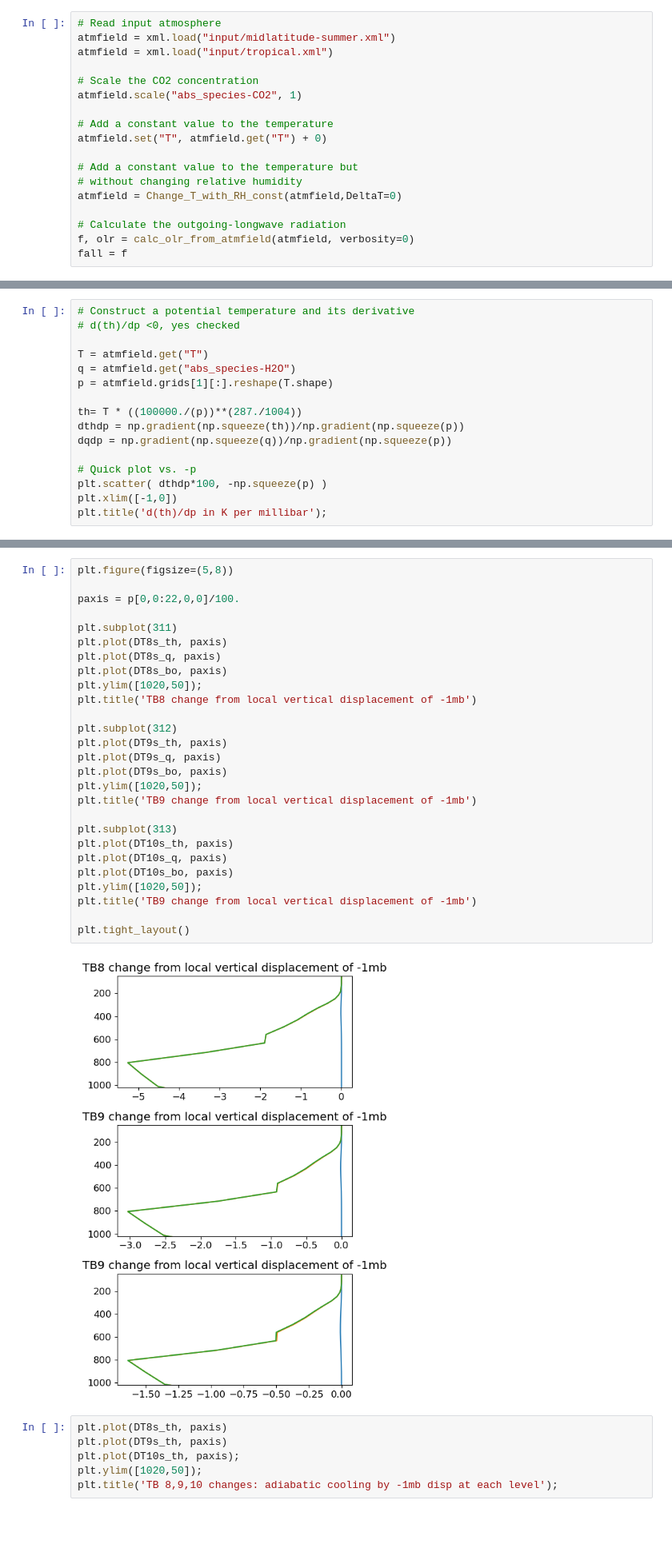
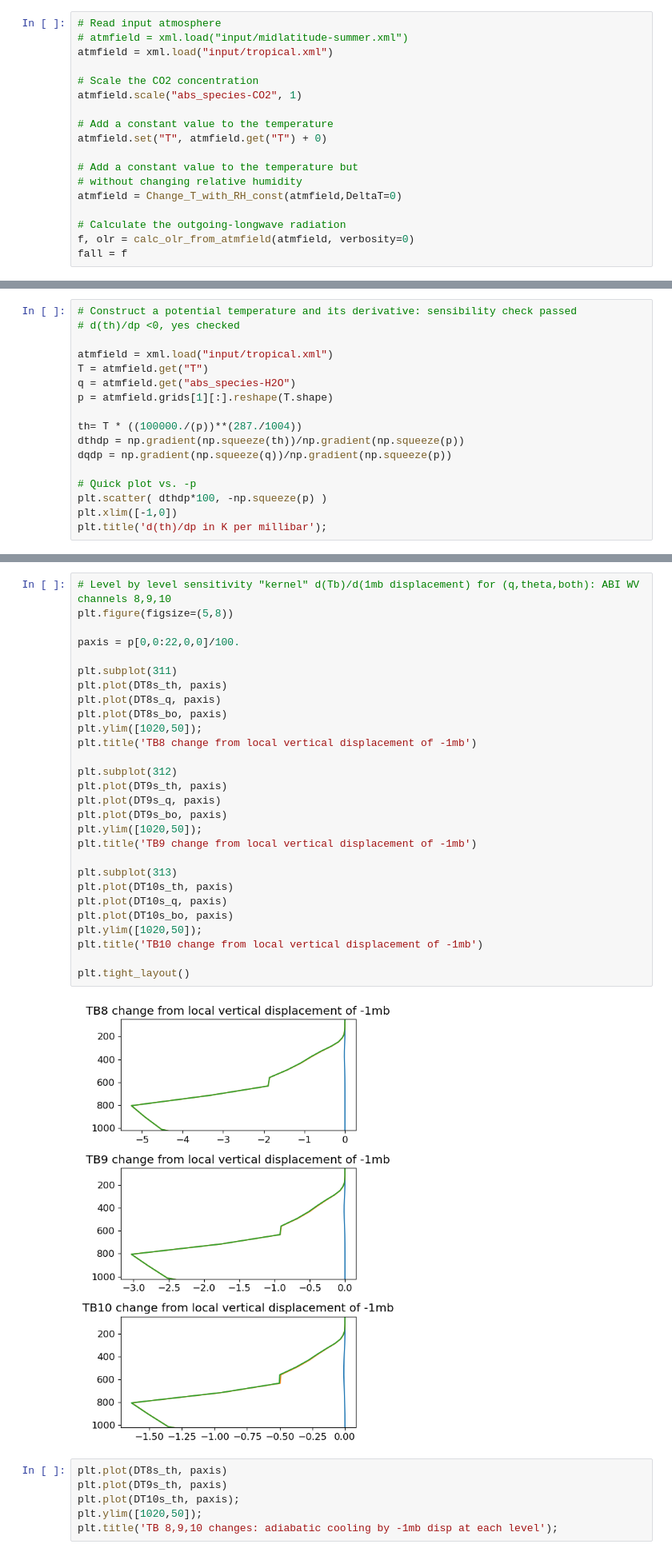
Before and after one commit to ATMOcanes/arts-lectures, a Jupyter notebook: exercises/06-olr/BEMolr.ipynb, the cells around one changed output, grey strips where cells are left out. Shown at 80% size. Saved outputs shown, nothing was run; the diff lists cells and outputs as text; blank space fills up the shorter version.

```diff
--- a/exercises/06-olr/BEMolr.ipynb
+++ b/exercises/06-olr/BEMolr.ipynb
@@ -37,7 +35,7 @@ from olr_module import calc_olr_from_atmfield, Change_T_with_RH_const, cmap2rgba
 os.makedirs("plots", exist_ok=True)
 # %%
 # Read input atmosphere
-atmfield = xml.load("input/midlatitude-summer.xml")
+# atmfield = xml.load("input/midlatitude-summer.xml")
 atmfield = xml.load("input/tropical.xml")
 
 # Scale the CO2 concentration
@@ -153,9 +155,10 @@ That shape is (1, 46, 1, 1)
     atmfield.set("T", T + DeltaT)
     atmfield.set("abs_species-H2O", vmr)
 # %%
-# Construct a potential temperature and its derivative
+# Construct a potential temperature and its derivative: sensibility check passed
 # d(th)/dp <0, yes checked
 
+atmfield = xml.load("input/tropical.xml")
 T = atmfield.get("T")
 q = atmfield.get("abs_species-H2O")
 p = atmfield.grids[1][:].reshape(T.shape)
@@ -269,32 +257,33 @@ plt.title('d(q)/dp in g/kg per 100 millibar');
 # %%
+# Level by level sensitivity "kernel" d(Tb)/d(1mb displacement) for (q,theta,both): ABI WV channels 8,9,10
 plt.figure(figsize=(5,8))
 
 paxis = p[0,0:22,0,0]/100.
 
 plt.subplot(311)
 plt.plot(DT8s_th, paxis)
 plt.plot(DT8s_q, paxis)
 plt.plot(DT8s_bo, paxis)
 plt.ylim([1020,50]);
 plt.title('TB8 change from local vertical displacement of -1mb')
 
 plt.subplot(312)
 plt.plot(DT9s_th, paxis)
 plt.plot(DT9s_q, paxis)
 plt.plot(DT9s_bo, paxis)
 plt.ylim([1020,50]);
 plt.title('TB9 change from local vertical displacement of -1mb')
 
 plt.subplot(313)
 plt.plot(DT10s_th, paxis)
 plt.plot(DT10s_q, paxis)
 plt.plot(DT10s_bo, paxis)
 plt.ylim([1020,50]);
-plt.title('TB9 change from local vertical displacement of -1mb')
+plt.title('TB10 change from local vertical displacement of -1mb')
 
 plt.tight_layout()
 # %% [output]
-[figure, old version]
+[figure, new version]
 # %%
 plt.plot(DT8s_th, paxis)
 plt.plot(DT9s_th, paxis)
```
Also changed, not shown: parts of 33 cells of this notebook.
